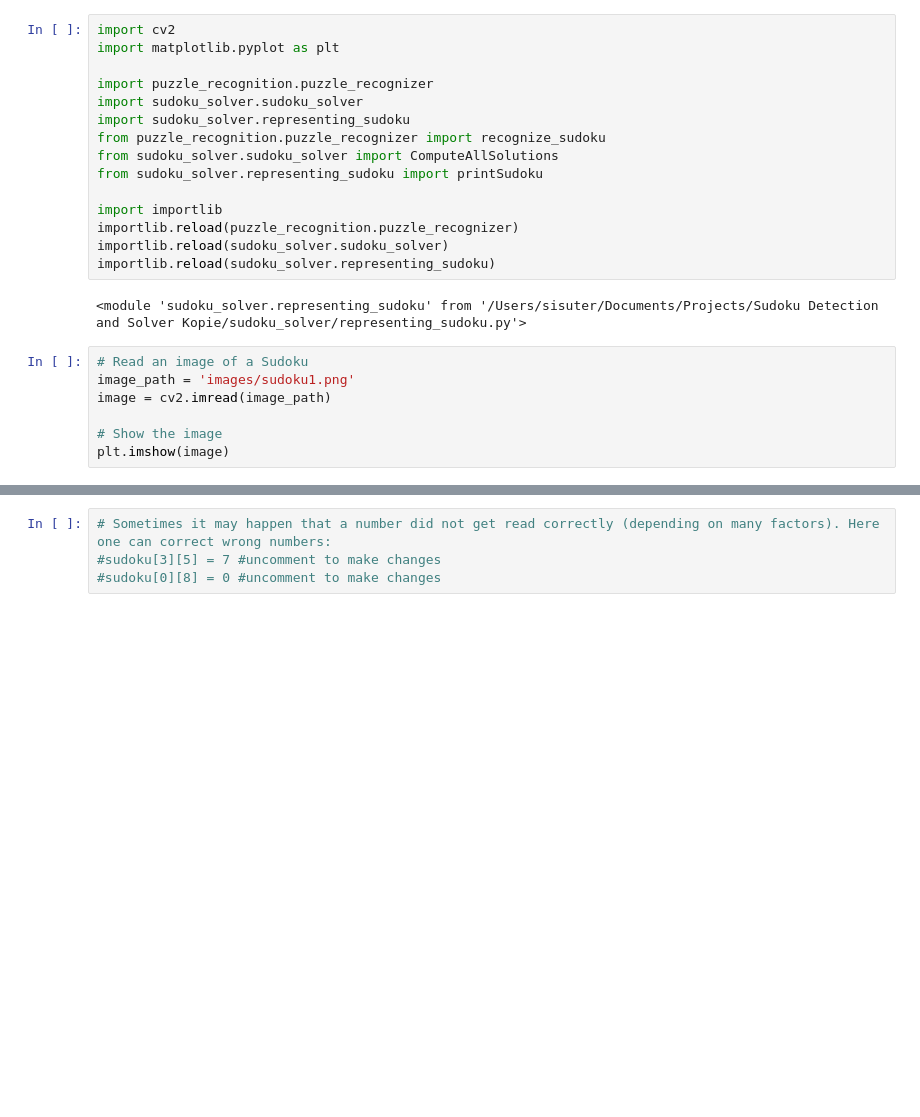
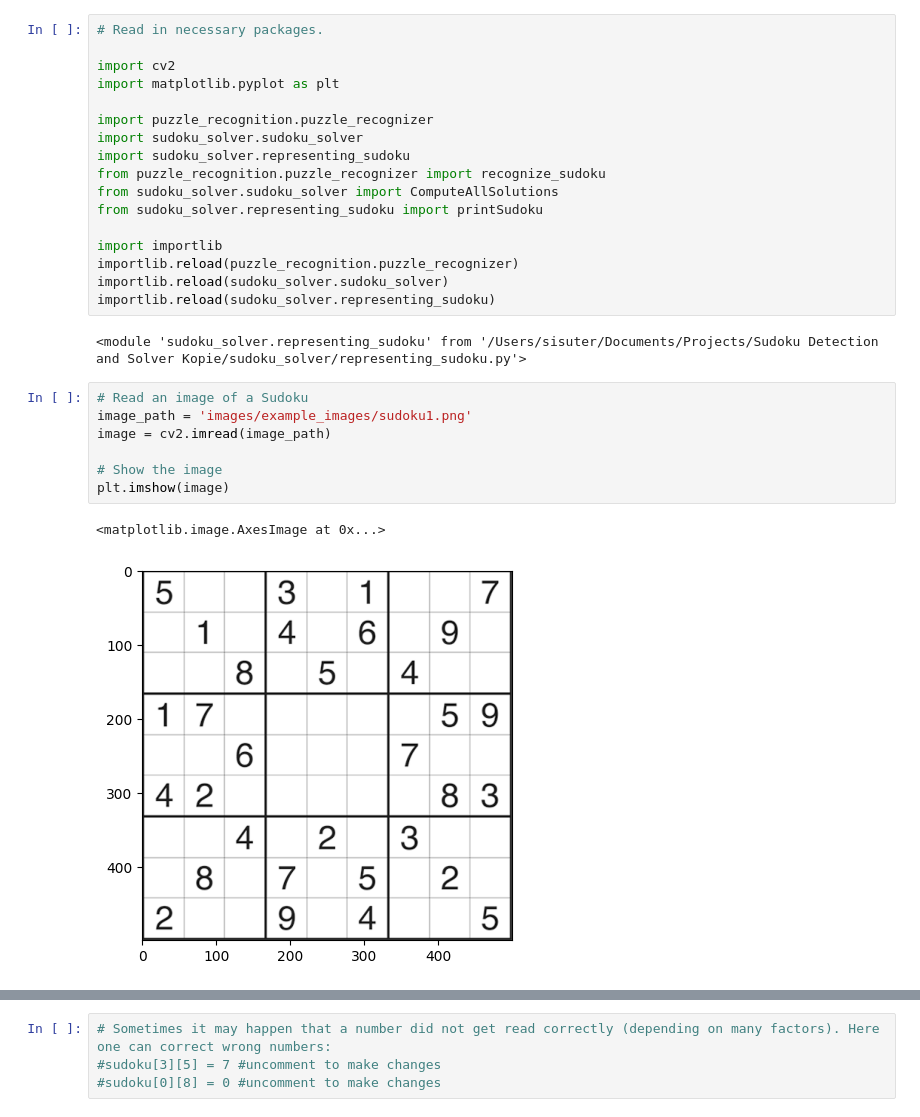
Before and after one commit to silvansuter/Sudoku-Detector-and-Solver, a Jupyter notebook: demo.ipynb, the cells around one changed output, grey strips where cells are left out. Drawn from its saved outputs; the diff is of its cells as text; blank space fills up the shorter version.

```diff
--- a/demo.ipynb
+++ b/demo.ipynb
@@ -1,4 +1,6 @@
 # %%
+# Read in necessary packages.
+
 import cv2
 import matplotlib.pyplot as plt
 
@@ -17,10 +19,13 @@ importlib.reload(sudoku_solver.representing_sudoku)
 <module 'sudoku_solver.representing_sudoku' from '/Users/sisuter/Documents/Projects/Sudoku Detection and Solver Kopie/sudoku_solver/representing_sudoku.py'>
 # %%
 # Read an image of a Sudoku
-image_path = 'images/sudoku1.png'
+image_path = 'images/example_images/sudoku1.png'
 image = cv2.imread(image_path)
 
 # Show the image
 plt.imshow(image)
+# %% [output]
+<matplotlib.image.AxesImage at 0x...>
+[figure, added]
 # %%
 # Recognize the Sudoku from the image and obtain a 9x9 array.
```
Also changed, not shown: parts of 1 cell of this notebook.
